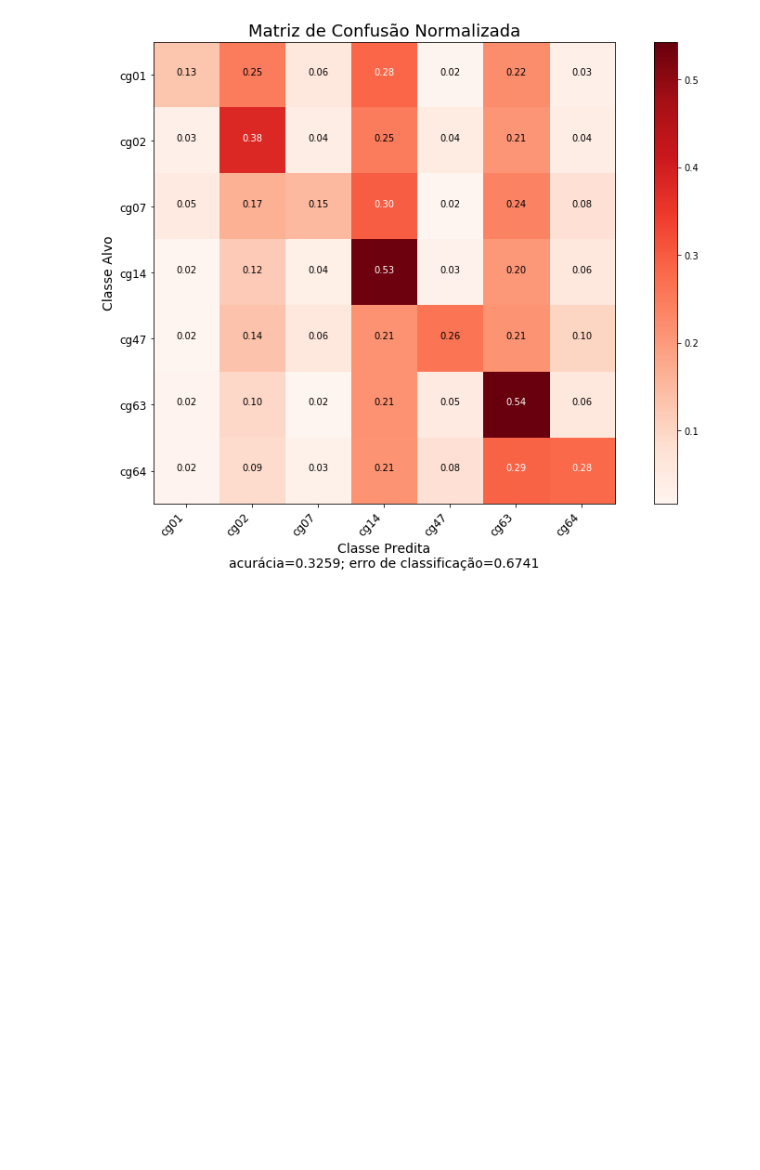
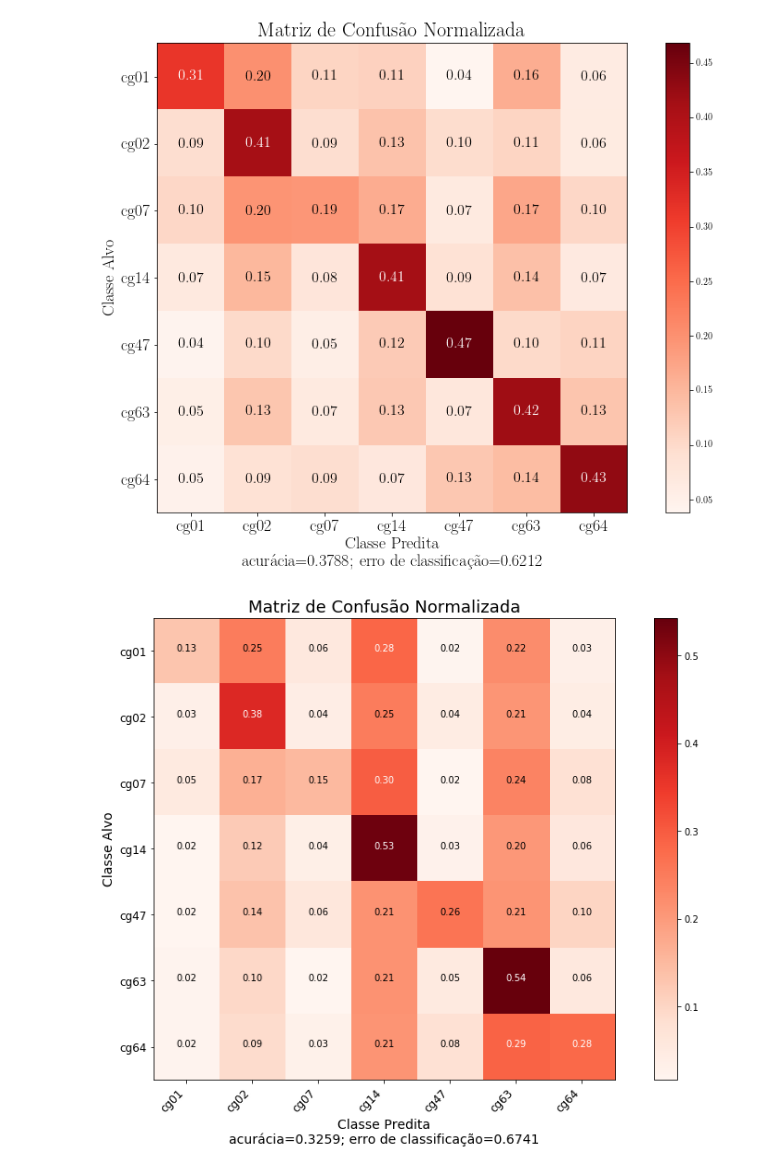
Before and after one commit to fabianaferreira/final-project-src, a Jupyter notebook: Classifier/Insights.ipynb, the cells around one changed output. Cells and saved outputs as stored; diff of their text form; code cells hidden in the pictures; blank space fills up the shorter version.

```diff
--- a/Classifier/Insights.ipynb
+++ b/Classifier/Insights.ipynb
@@ -124,3 +25,7 @@ cm = ConfusionMatrix(labels, cm_file='./Confusion_Matrix/confusion_matrix_model_
+# %%
+cm2.plot_figure(rotation=0)
+# %% [output]
+[figure, added]
 # %%
 cm.plot_figure()
 # %% [output]
```
Also changed, not shown: parts of 21 cells of this notebook, 1 other file.
